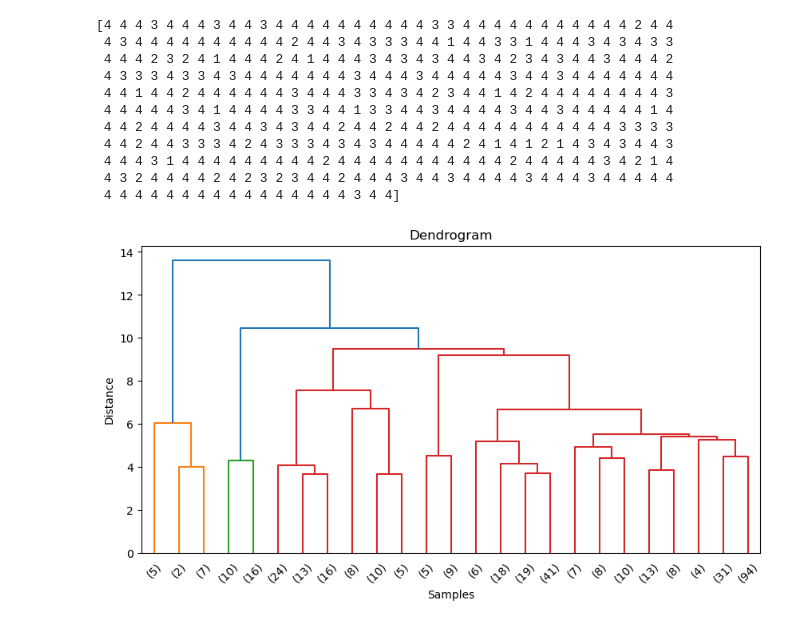
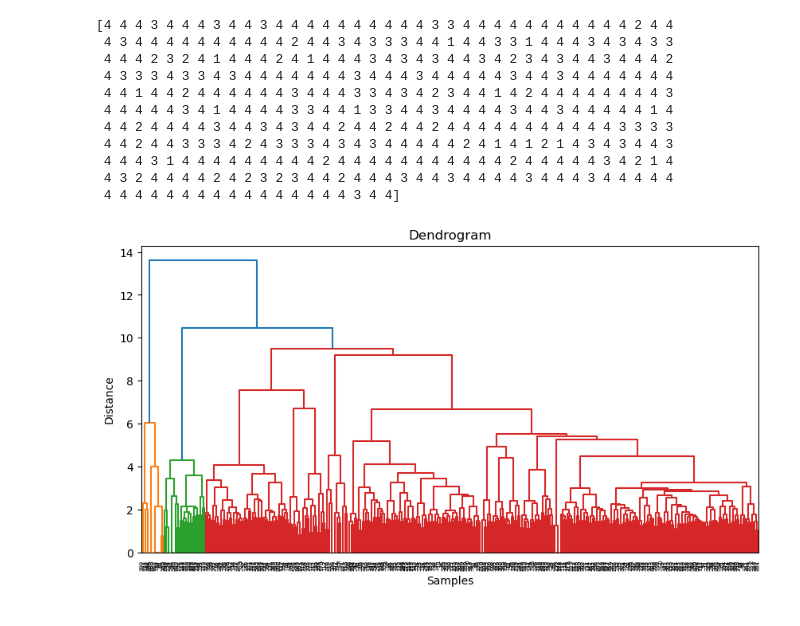
Before and after one commit to shreyasagrawal/Survey-Analysis-NLP, a Jupyter notebook: clustering.ipynb, the cells around one changed output. Saved outputs shown, nothing was run; the diff lists cells and outputs as text; code cells hidden in the pictures.

Commit message:
more visuals and updated

```diff
--- a/clustering.ipynb
+++ b/clustering.ipynb
@@ -17,7 +17,7 @@ responses = pd.read_csv(r'./Data/formresponses.csv')
 records = responses.iloc[:, 1].dropna()
 # %%
 # Define the category words
-category_words = ['community', 'town', 'depressing', 'restaurants', 'hate']
+category_words = ['community', 'town', 'small', 'people', 'college']
 col1 = responses.iloc[:, 1].dropna()
 responses1 = col1.tolist()
 
@@ -178,16 +189,16 @@ print(labels)
 # %%
 
 from scipy.cluster.hierarchy import dendrogram
 import matplotlib.pyplot as plt
 
 # create dendrogram
 fig = plt.figure(figsize=(10, 5))
-dn = dendrogram(Z, truncate_mode='lastp', p=25)
+dn = dendrogram(Z)
 
 # add labels to the plot
 plt.title("Dendrogram")
 plt.xlabel("Samples")
 plt.ylabel("Distance")
 plt.show()
 # %% [output]
-[figure, old version]
+[figure, new version]
```
Also changed, not shown: parts of 6 cells of this notebook, 1 other file.
